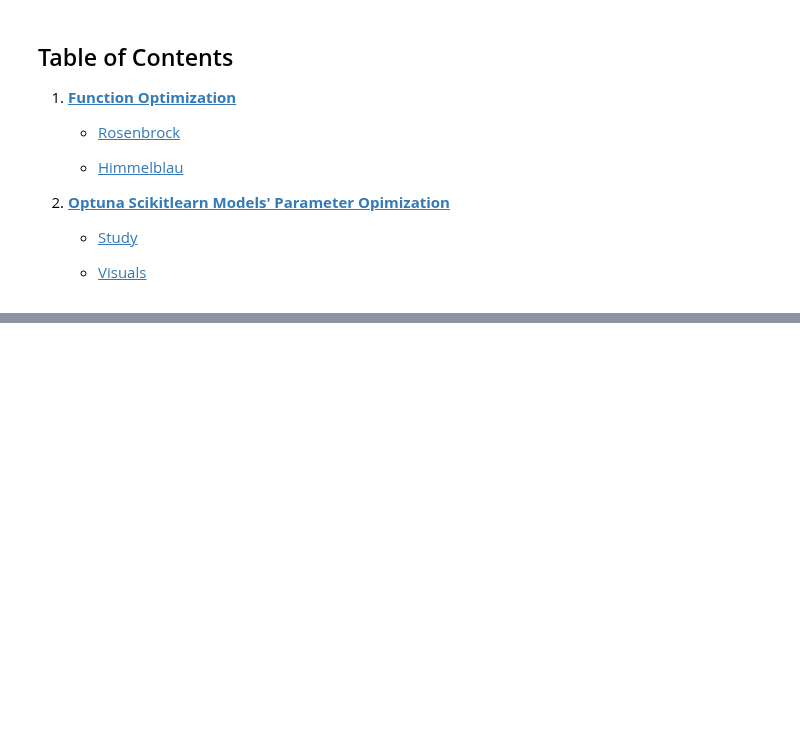
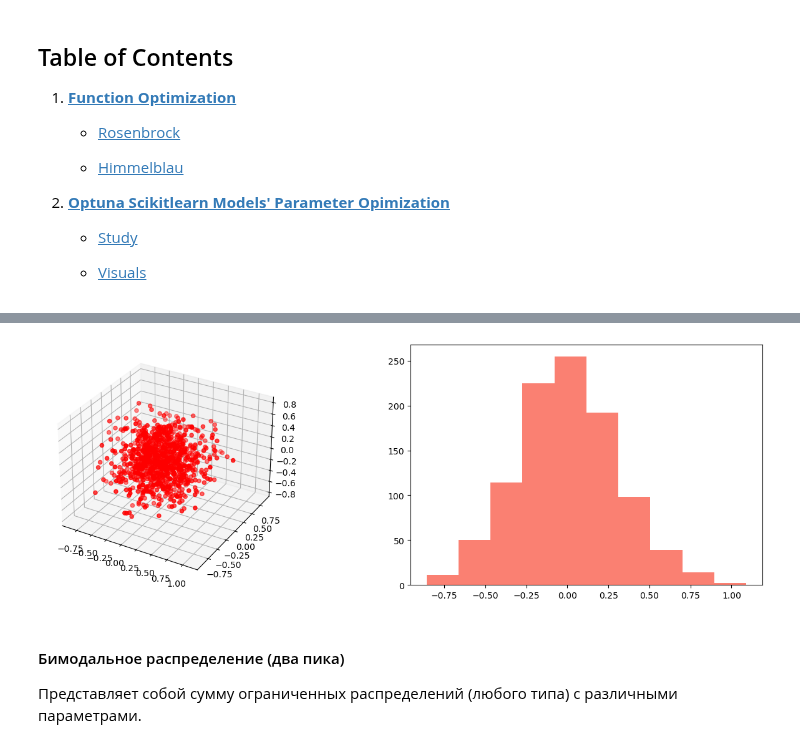
Before and after one commit to natalia-sd/AI-andstuff, a Jupyter notebook: lab_5/lab_5.ipynb, the cells around one changed output, grey strips where cells are left out. Cells and saved outputs as stored; diff of their text form; code cells hidden in the pictures; blank space fills up the shorter version.

```diff
--- a/lab_5/lab_5.ipynb
+++ b/lab_5/lab_5.ipynb
@@ -25,0 +88,33 @@
+# %%
+def genr_normal(center: float = 0., std: float = 0.5, size: int = 1000) -> np.array:
+    """
+    Function:
+    Метод генерации точек по нормальному распределению с указанными параметрами center и std.
+
+    Args:
+    center: float (default: 0.) - параметр рспределения: "центр" распределения.
+    std: float (default: 0.5) - параметр рспределения: стандартное отклонение [0, 1].
+    size: int (default: 1000) - параметр генерацииЖ размер массива.
+
+    Return:
+    Массив значений случайно сгенерированных точек (float) при заданных параметрах равномерного
+    распределения.
+    """
+    dist = np.random.normal(center, std, size=(3, size))
+    return dist
+# %%
+norm_dist = genr_normal(std=0.3)
+
+fig = plt.figure(figsize=(16, 5))
+ax = fig.add_subplot(1, 2, 1, projection="3d")
+ax.scatter3D(norm_dist[0], norm_dist[1], norm_dist[2], color='red')
+
+ax = fig.add_subplot(1, 2, 2)
+plt.hist(norm_dist[0], color='salmon')
+
+plt.show()
+# %% [output]
+[figure, added]
+# %% [markdown]
+#### Бимодальное распределение (два пика)
+Представляет собой сумму ограниченных распределений (любого типа) с различными параметрами.
```
Also changed, not shown: parts of 10 cells of this notebook.
